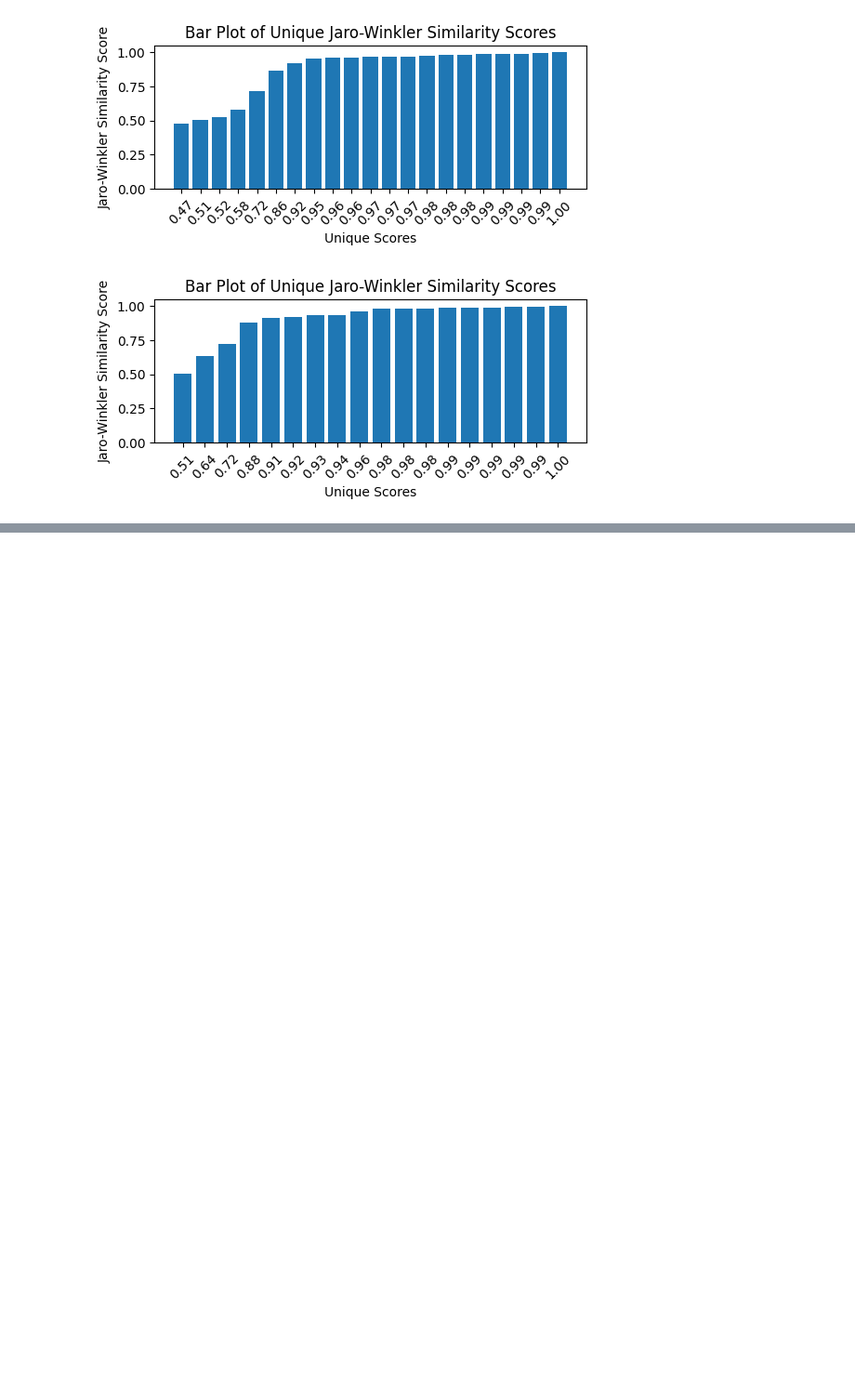
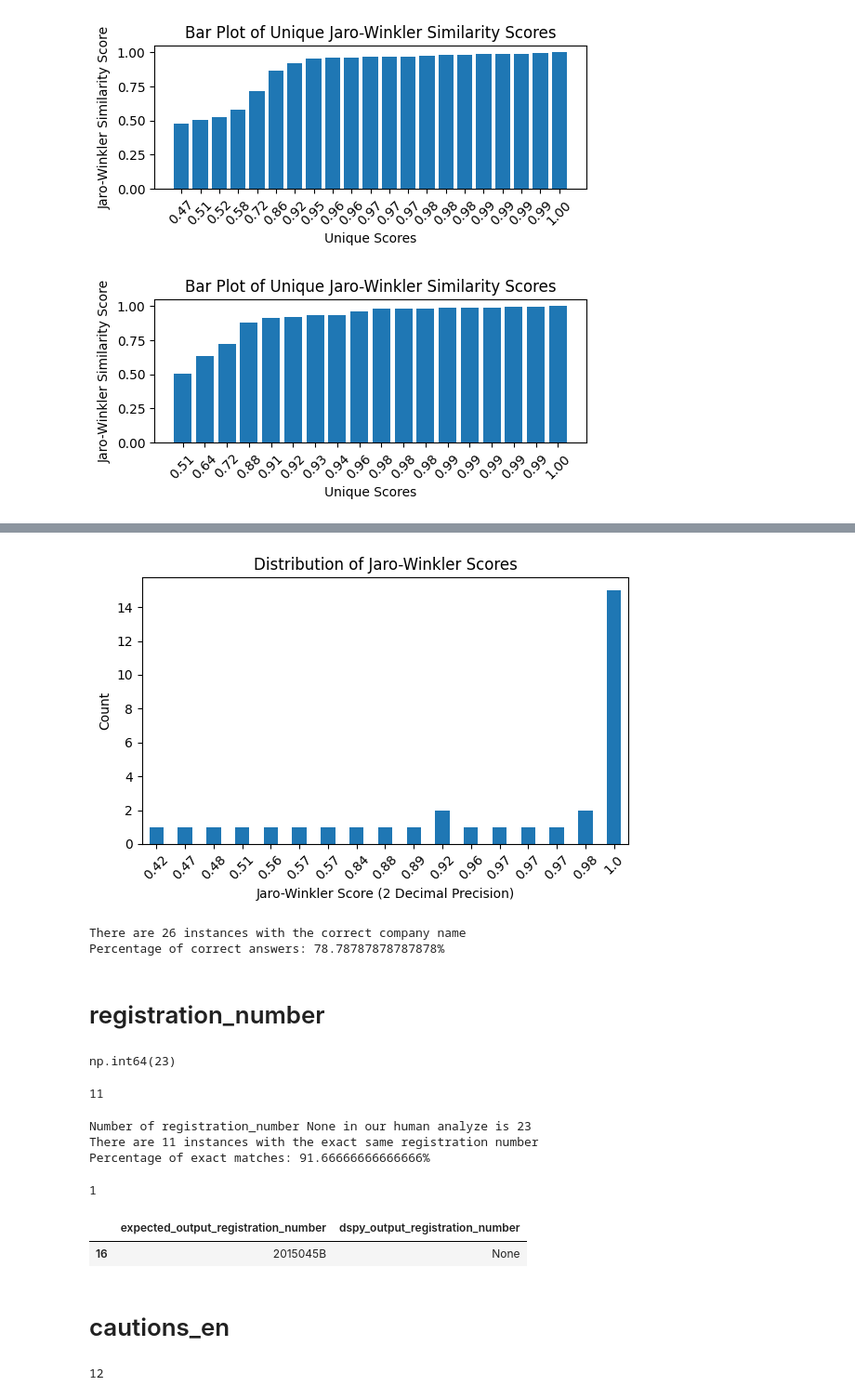
Before and after one commit to ai-cfia/fertiscan-pipeline, a Jupyter notebook: notebooks/metric.ipynb, the cells around one changed output, grey strips where cells are left out. Shown at 93% size. Saved outputs shown, nothing was run; the diff lists cells and outputs as text; code cells hidden in the pictures; blank space fills up the shorter version.

```diff
--- a/notebooks/metric.ipynb
+++ b/notebooks/metric.ipynb
@@ -636,0 +804,61 @@ plt.show()
+# %%
+value_counts = fertiliser_name['fertiliser_name_cleaned_jw_score'].value_counts()
+
+value_counts.index = value_counts.index.map(lambda x: round(x, 2))
+
+value_counts = value_counts.sort_index()
+
+plt.figure(figsize=(6, 4))
+value_counts.plot(kind='bar')
+
+plt.xlabel("Jaro-Winkler Score (2 Decimal Precision)")
+plt.ylabel("Count")
+plt.title("Distribution of Jaro-Winkler Scores")
+plt.xticks(rotation=45)
+
+# Display the plot
+plt.tight_layout()
+plt.show()
+# %% [output]
+[figure, added]
+# %%
+correct_answer = fertiliser_name[fertiliser_name['expected_output_fertiliser_name_cleaned'] == fertiliser_name['dspy_output_fertiliser_name_cleaned']].shape[0] + (fertiliser_name[fertiliser_name['expected_output_fertiliser_name_cleaned'] != fertiliser_name['dspy_output_fertiliser_name_cleaned']][fertiliser_name['fertiliser_name_cleaned_jw_score'] > 0.8]).shape[0]
+print("There are " + str(correct_answer) + " instances with the correct company name")
+print("Percentage of correct answers: " + str(correct_answer/len(fertiliser_name) * 100) + "%")
+# %% [output]
+There are 26 instances with the correct company name
+Percentage of correct answers: 78.78787878787878%
+# %% [markdown]
+# registration_number
+# %%
+df_flatten['expected_output_registration_number'].isna().sum()
+# %% [output]
+np.int64(23)
+# %%
+len(df_flatten[df_flatten['expected_output_registration_number'] == df_flatten['dspy_output_registration_number']])
+# %% [output]
+11
+# %%
+print("Number of registration_number None in our human analyze is", df_flatten['expected_output_registration_number'].isna().sum())
+exact_match_num = len(df_flatten[df_flatten['expected_output_registration_number'] == df_flatten['dspy_output_registration_number']])
+print("There are " + str(exact_match_num) + " instances with the exact same registration number")
+print("Percentage of exact matches: " + str(exact_match_num/len(df_flatten[df_flatten['expected_output_registration_number'].notna()]) * 100) + "%")
+# %% [output]
+Number of registration_number None in our human analyze is 23
+There are 11 instances with the exact same registration number
+Percentage of exact matches: 91.66666666666666%
+# %%
+len(df_flatten[(df_flatten['expected_output_registration_number'] != df_flatten['dspy_output_registration_number']) & (df_flatten['expected_output_registration_number'].notna())])
+# %% [output]
+1
+# %%
+(df_flatten[(df_flatten['expected_output_registration_number'] != df_flatten['dspy_output_registration_number']) & (df_flatten['expected_output_registration_number'].notna())])[['expected_output_registration_number', 'dspy_output_registration_number']]
+# %% [output]
+|  | expected_output_registration_number | dspy_output_registration_number |
+| 16 | 2015045B | None |
+# %% [markdown]
+# cautions_en
+# %%
+print(len(df_flatten[df_flatten['expected_output_cautions_en'].notna()]))
+# %% [output]
+12
```
Also changed, not shown: parts of 19 cells of this notebook.
